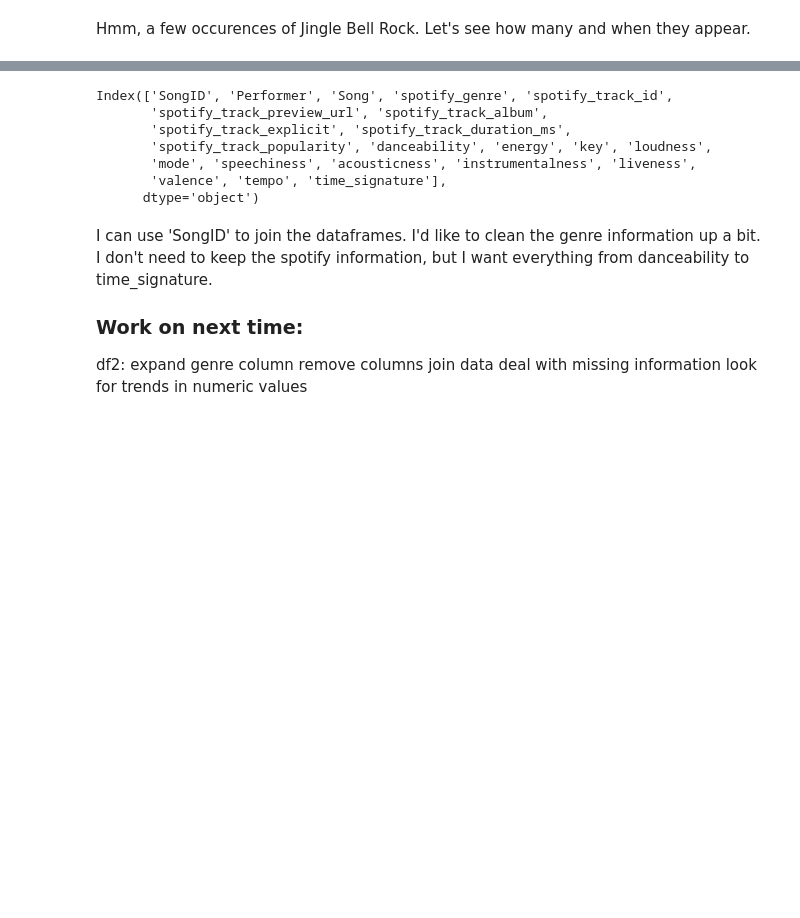
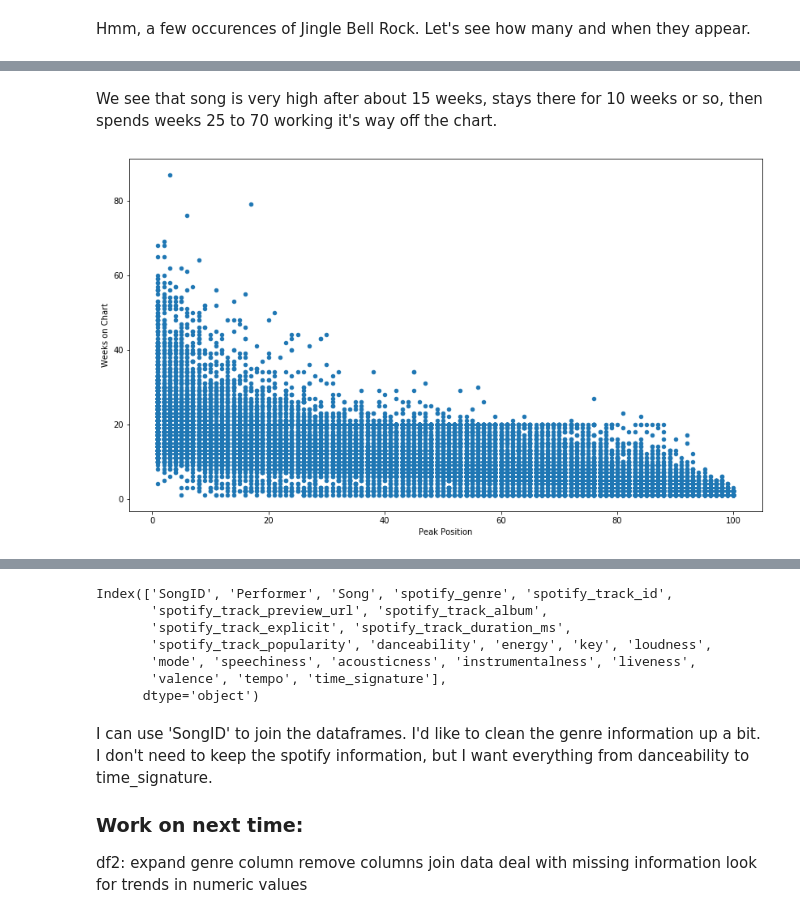
Before and after one commit to RobNewt/Data-Analysis, a Jupyter notebook: Billboard Top 100 (In Progress).ipynb, the cells around one changed output, grey strips where cells are left out. Drawn from its saved outputs; the diff is of its cells as text; code cells hidden in the pictures; blank space fills up the shorter version.

```diff
--- a/Billboard Top 100 (In Progress).ipynb
+++ b/Billboard Top 100 (In Progress).ipynb
@@ -163,0 +248,6 @@ dtype: int64
+# %% [markdown]
+We see that song is very high after about 15 weeks, stays there for 10 weeks or so, then spends weeks 25 to 70 working it's way off the chart.
+# %%
+new_df1.plot(kind='scatter', x='Peak Position', y='Weeks on Chart', figsize=(14,8));
+# %% [output]
+[figure, added]
```
Also changed, not shown: parts of 26 cells of this notebook.
